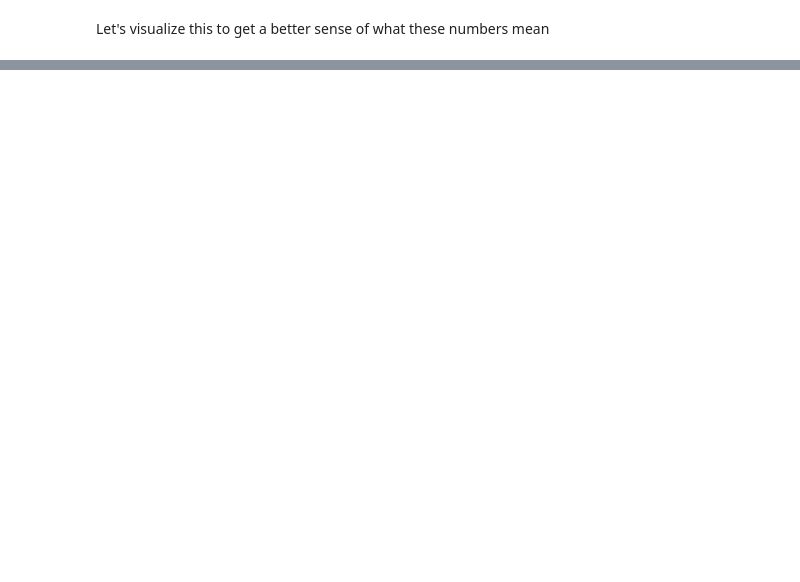
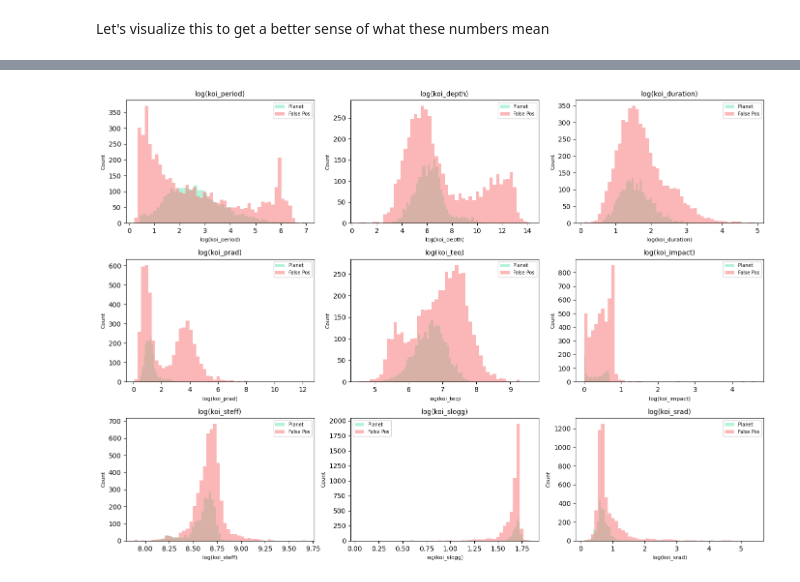
Before and after one commit to GitWorkingTime/exoplanet-transit-classifier, a Jupyter notebook: notebook/eda.ipynb, the cells around one changed output, grey strips where cells are left out. Cells and saved outputs as stored; diff of their text form; code cells hidden in the pictures; blank space fills up the shorter version.

```diff
--- a/notebook/eda.ipynb
+++ b/notebook/eda.ipynb
@@ -125,0 +132,21 @@ Right now, we can take note of how `koi_period`, `koi_depth`, `koi_prad`, `koi_d
+# %%
+import numpy as np
+
+log_features = ['koi_period', 'koi_depth', 'koi_duration', 'koi_prad', 'koi_srad', 'koi_impact', 'koi_teq', 'koi_slogg', 'koi_steff']
+
+fig, axes = plt.subplots(3, 3, figsize=(14, 10))
+for ax, col in zip(axes.ravel(), key_features):
+    for label, color, name in [(1, '#6ee7b7', 'Planet'), (0, '#f87171', 'False Pos')]:
+        subset = df[df['label'] == label][col].dropna()
+        if col in log_features:
+            subset = np.log1p(subset)
+        ax.hist(subset, bins=50, alpha=0.5, color=color, label=name)
+    title = f'log({col})' if col in log_features else col
+    ax.set_title(title, fontsize=10)
+    ax.set_xlabel(title, fontsize=8)
+    ax.set_ylabel('Count', fontsize=8)
+    ax.legend(fontsize=7)
+plt.tight_layout()
+plt.show()
+# %% [output]
+[figure, added]
```
Also changed, not shown: parts of 8 cells of this notebook, 1 other file.
